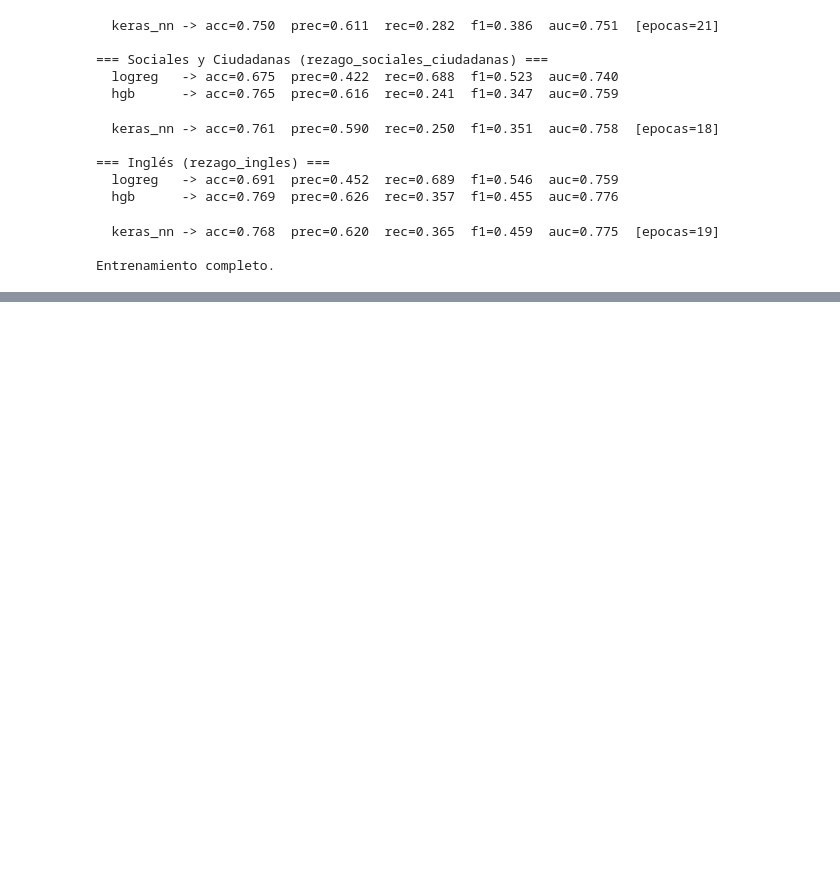
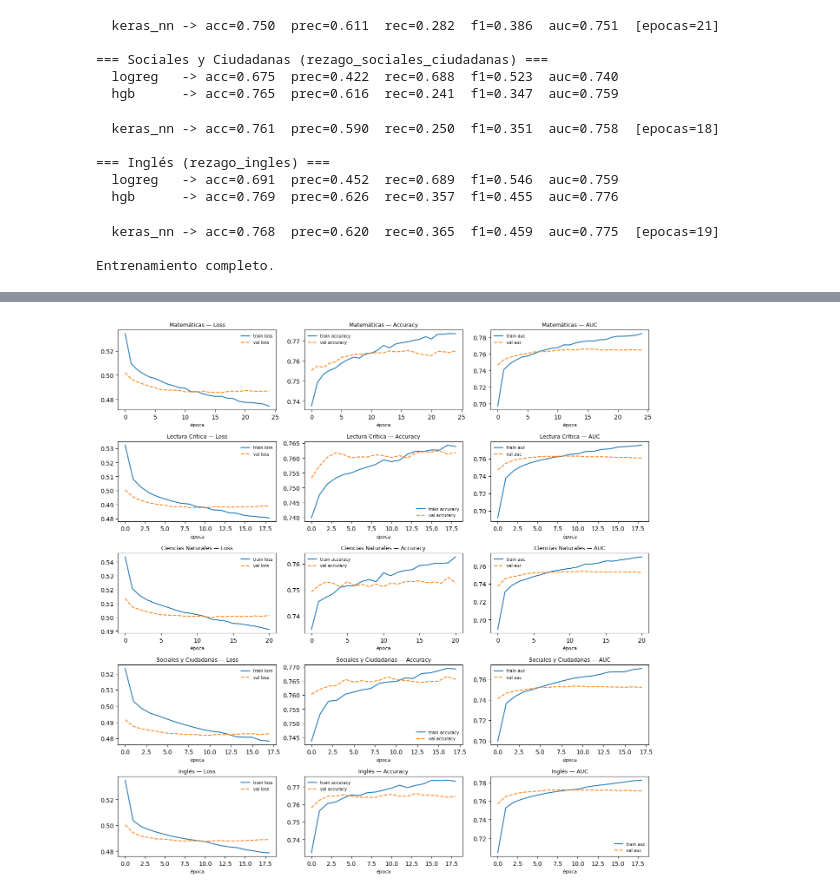
Before and after one commit to lrestrepoe/proyecto2-analitica, a Jupyter notebook: Modelo_Dani.ipynb, the cells around one changed output, grey strips where cells are left out. Saved outputs shown, nothing was run; the diff lists cells and outputs as text; code cells hidden in the pictures; blank space fills up the shorter version.

```diff
--- a/Modelo_Dani.ipynb
+++ b/Modelo_Dani.ipynb
@@ -803,0 +808,24 @@ Entrenamiento completo.
+# %%
+metricas_a_graficar = [("loss", "val_loss", "Loss"),
+                       ("accuracy", "val_accuracy", "Accuracy"),
+                       ("auc", "val_auc", "AUC")]
+
+n_areas = len(mapeo_targets)
+fig, axes = plt.subplots(n_areas, 3, figsize=(13, 2.6 * n_areas))
+
+for row, (nombre_area, (_, target)) in enumerate(mapeo_targets.items()):
+    h = historiales_keras[target]
+    for col, (m_tr, m_val, titulo) in enumerate(metricas_a_graficar):
+        ax = axes[row, col] if n_areas > 1 else axes[col]
+        if m_tr in h:
+            ax.plot(h[m_tr], label=f"train {titulo.lower()}")
+        if m_val in h:
+            ax.plot(h[m_val], label=f"val {titulo.lower()}", linestyle="--")
+        ax.set_title(f"{nombre_area} — {titulo}", fontsize=9)
+        ax.set_xlabel("época", fontsize=8)
+        ax.legend(frameon=False, fontsize=7)
+
+plt.tight_layout()
+plt.show()
+# %% [output]
+[figure, added]
```
Also changed, not shown: parts of 9 cells of this notebook.
